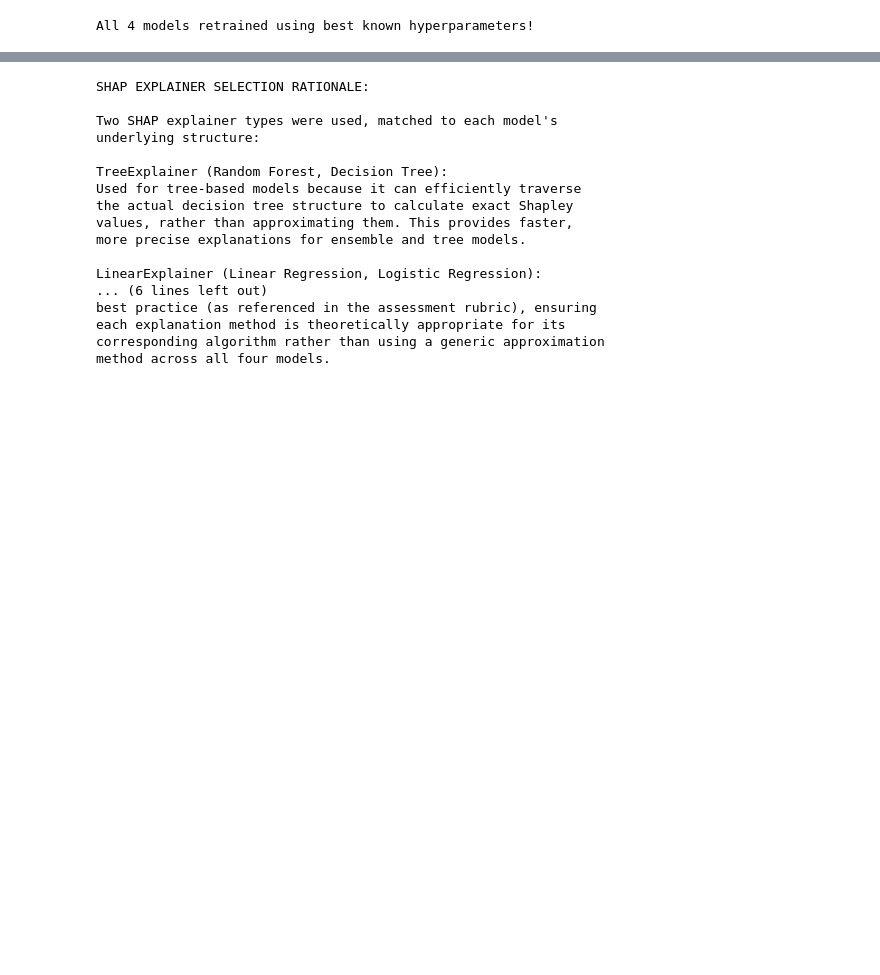
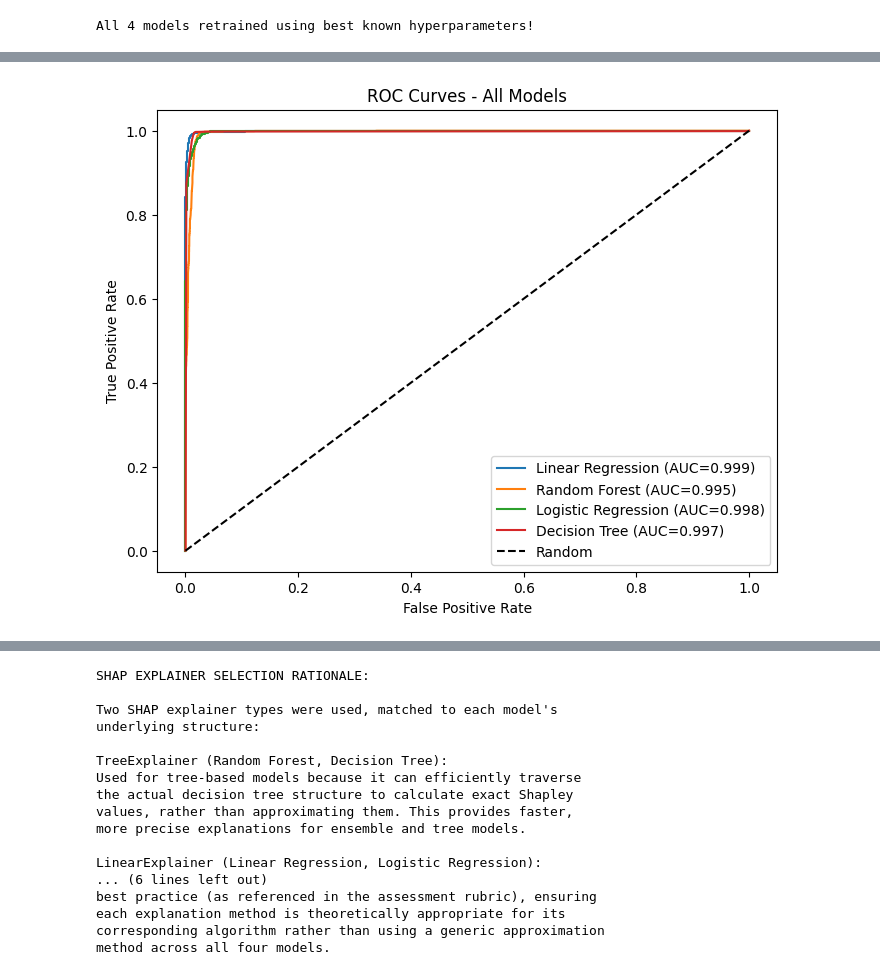
Before and after one commit to firdoushkhilji/firdoushkhilji-7006SCN_FK_16943920, a Jupyter notebook: Notebooks/Task5.ipynb, the cells around one changed output, grey strips where cells are left out. Drawn from its saved outputs; the diff is of its cells as text; code cells hidden in the pictures; blank space fills up the shorter version.

```diff
--- a/Notebooks/Task5.ipynb
+++ b/Notebooks/Task5.ipynb
@@ -277,0 +257,81 @@ plt.show()
+# %%
+log_pdf = log_pred.select(
+    "HIGH_COST",
+    "probability"
+).toPandas()
+
+log_pdf["prob_1"] = log_pdf["probability"].apply(lambda x: float(x[1]))
+
+dt_pdf = dt_pred.select(
+    "HIGH_COST",
+    "probability"
+).toPandas()
+
+dt_pdf["prob_1"] = dt_pdf["probability"].apply(lambda x: float(x[1]))
+# %%
+from sklearn.metrics import roc_curve, auc
+import matplotlib.pyplot as plt
+
+# Convert regression predictions into pseudo probabilities
+from pyspark.sql.functions import when, col
+
+lr_pred_binary = lr_pred.withColumn(
+    'pseudo_prob',
+    col('prediction') / (col('prediction') + 50)
+)
+
+rf_pred_binary = rf_pred.withColumn(
+    'pseudo_prob',
+    col('prediction') / (col('prediction') + 50)
+)
+
+lr_pdf_binary = lr_pred_binary.select(
+    'HIGH_COST',
+    'pseudo_prob'
+).toPandas()
+
+rf_pdf_binary = rf_pred_binary.select(
+    'HIGH_COST',
+    'pseudo_prob'
+).toPandas()
+
+# Plot ROC Curves
+plt.figure(figsize=(8,6))
+
+for name, pdf in [
+    ('Linear Regression', lr_pdf_binary),
+    ('Random Forest', rf_pdf_binary),
+    ('Logistic Regression', log_pdf),
+    ('Decision Tree', dt_pdf)
+]:
+
+    prob_col = 'pseudo_prob' if 'pseudo_prob' in pdf.columns else 'prob_1'
+
+    fpr, tpr, _ = roc_curve(
+        pdf['HIGH_COST'],
+        pdf[prob_col]
+    )
+
+    roc_auc = auc(fpr, tpr)
+
+    plt.plot(
+        fpr,
+        tpr,
+        label=f'{name} (AUC={roc_auc:.3f})'
+    )
+
+plt.plot([0,1],[0,1],'k--',label='Random')
+
+plt.xlabel("False Positive Rate")
+plt.ylabel("True Positive Rate")
+plt.title("ROC Curves - All Models")
+plt.legend()
+
+plt.savefig(
+    "/content/drive/MyDrive/TASK_DATASET/roc_all_models.png",
+    dpi=150
+)
+
+plt.show()
+# %% [output]
+[figure, added]
```
Also changed, not shown: parts of 15 cells of this notebook.
